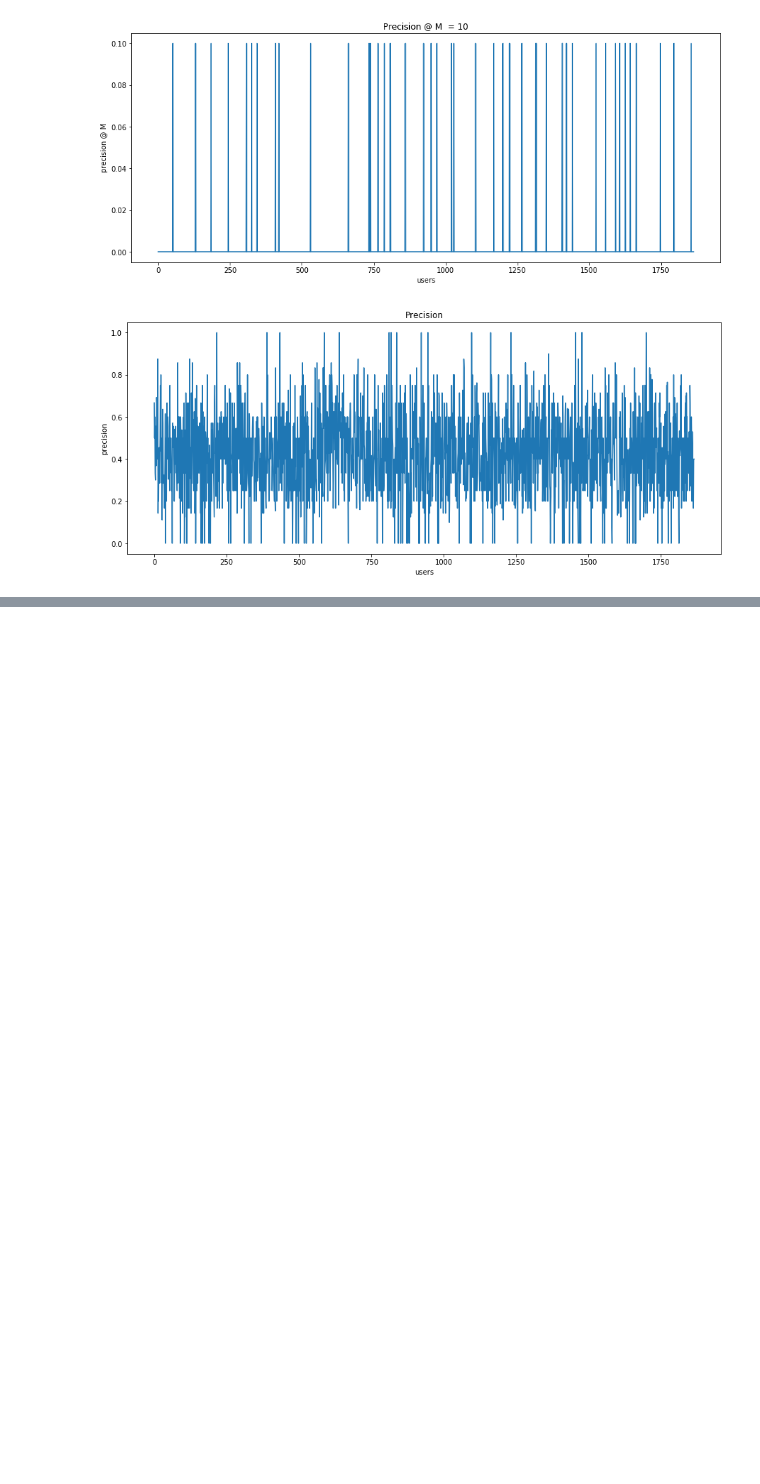
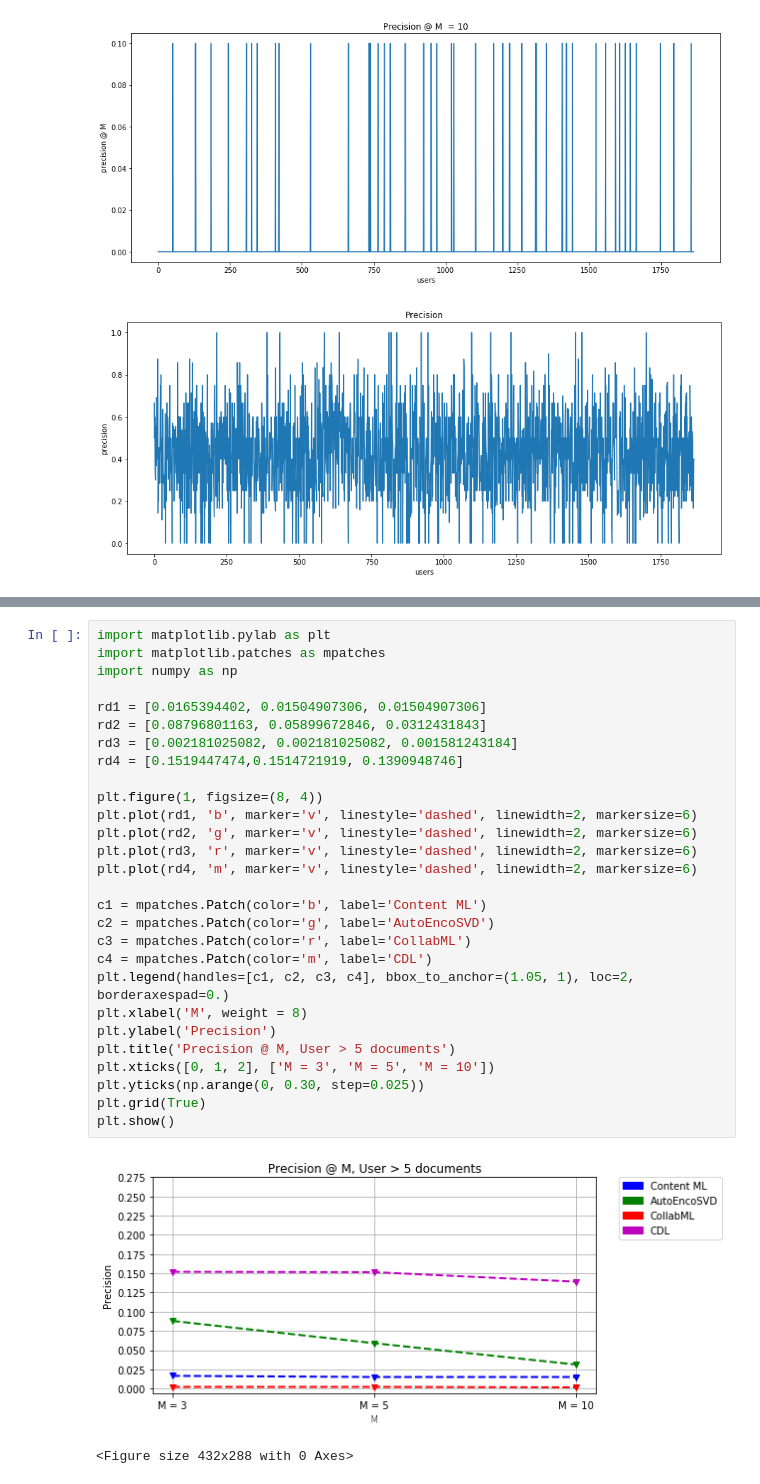
Before and after one commit to midNight-jam/CMPE295B_Recommendation_System_for_Scietific_Literature, a Jupyter notebook: neural_network_exp/visualization.ipynb, the cells around one changed output, grey strips where cells are left out. Saved outputs shown, nothing was run; the diff lists cells and outputs as text; blank space fills up the shorter version.

```diff
--- a/neural_network_exp/visualization.ipynb
+++ b/neural_network_exp/visualization.ipynb
@@ -181,0 +242,31 @@ plt.show()
+# %%
+import matplotlib.pylab as plt
+import matplotlib.patches as mpatches
+import numpy as np
+
+rd1 = [0.0165394402, 0.01504907306, 0.01504907306]
+rd2 = [0.08796801163, 0.05899672846, 0.0312431843]
+rd3 = [0.002181025082, 0.002181025082, 0.001581243184]
+rd4 = [0.1519447474,0.1514721919, 0.1390948746]
+
+plt.figure(1, figsize=(8, 4))
+plt.plot(rd1, 'b', marker='v', linestyle='dashed', linewidth=2, markersize=6)
+plt.plot(rd2, 'g', marker='v', linestyle='dashed', linewidth=2, markersize=6)
+plt.plot(rd3, 'r', marker='v', linestyle='dashed', linewidth=2, markersize=6)
+plt.plot(rd4, 'm', marker='v', linestyle='dashed', linewidth=2, markersize=6)
+
+c1 = mpatches.Patch(color='b', label='Content ML')
+c2 = mpatches.Patch(color='g', label='AutoEncoSVD')
+c3 = mpatches.Patch(color='r', label='CollabML')
+c4 = mpatches.Patch(color='m', label='CDL')
+plt.legend(handles=[c1, c2, c3, c4], bbox_to_anchor=(1.05, 1), loc=2, borderaxespad=0.)
+plt.xlabel('M', weight = 8)
+plt.ylabel('Precision')
+plt.title('Precision @ M, User > 5 documents')
+plt.xticks([0, 1, 2], ['M = 3', 'M = 5', 'M = 10'])
+plt.yticks(np.arange(0, 0.30, step=0.025))
+plt.grid(True)
+plt.show()
+# %% [output]
+[figure, added]
+<Figure size 432x288 with 0 Axes>
```
Also changed, not shown: parts of 5 cells of this notebook.
